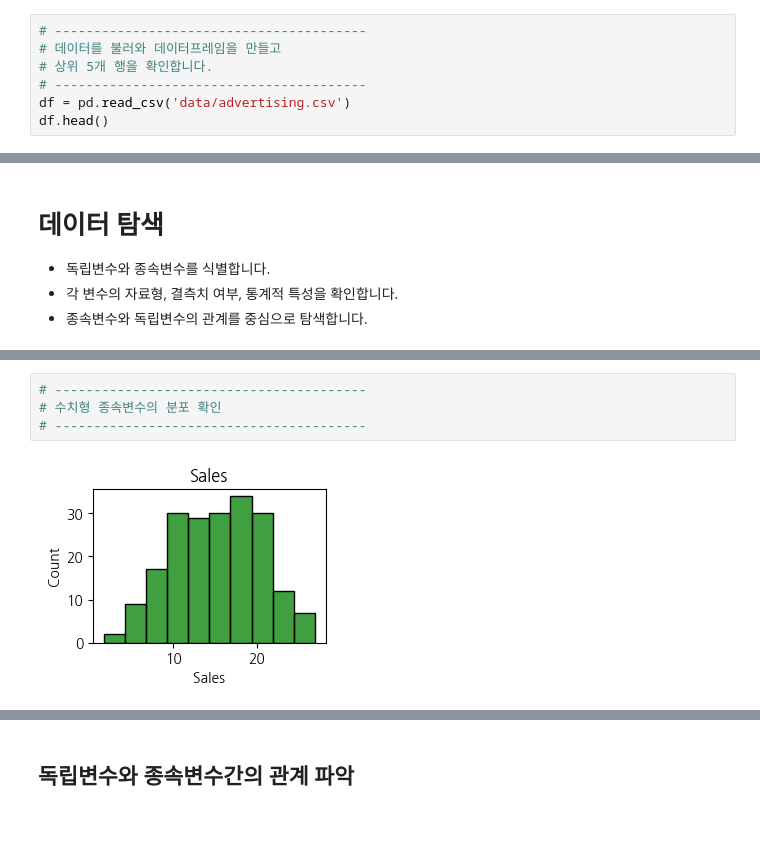
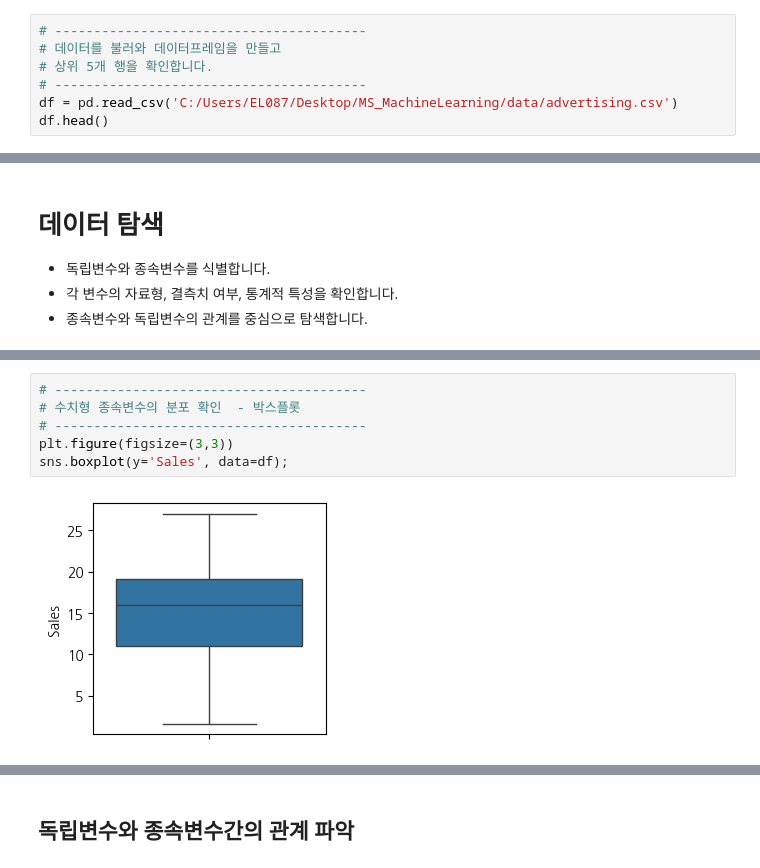
Before and after one commit to jimmynkim/MS_MachineLearning, a Jupyter notebook: 01_회귀_광고플랫폼에따른판매량예측/01_회귀_광고플랫폼에따른판매량예측1_데이터탐색_실습.ipynb, the cells around one changed output, grey strips where cells are left out. Cells and saved outputs as stored; diff of their text form; blank space fills up the shorter version.

```diff
--- a/01_회귀_광고플랫폼에따른판매량예측/01_회귀_광고플랫폼에따른판매량예측1_데이터탐색_실습.ipynb
+++ b/01_회귀_광고플랫폼에따른판매량예측/01_회귀_광고플랫폼에따른판매량예측1_데이터탐색_실습.ipynb
@@ -44,7 +44,7 @@ pass
 # 데이터를 불러와 데이터프레임을 만들고
 # 상위 5개 행을 확인합니다.
 # ----------------------------------------
-df = pd.read_csv('data/advertising.csv')
+df = pd.read_csv('C:/Users/EL087/Desktop/MS_MachineLearning/data/advertising.csv')
 df.head()
 # %% [output]
 |  | TV | Radio | Newspaper | Sales |
@@ -111,6 +144,8 @@ memory usage: 6.4 KB
 # %%
 # ----------------------------------------
-# 수치형 종속변수의 분포 확인
+# 수치형 종속변수의 분포 확인  - 박스플롯
 # ----------------------------------------
+plt.figure(figsize=(3,3))
+sns.boxplot(y='Sales', data=df);
 # %% [output]
-[figure, old version]
+[figure, new version]
```
Also changed, not shown: parts of 18 cells of this notebook.
